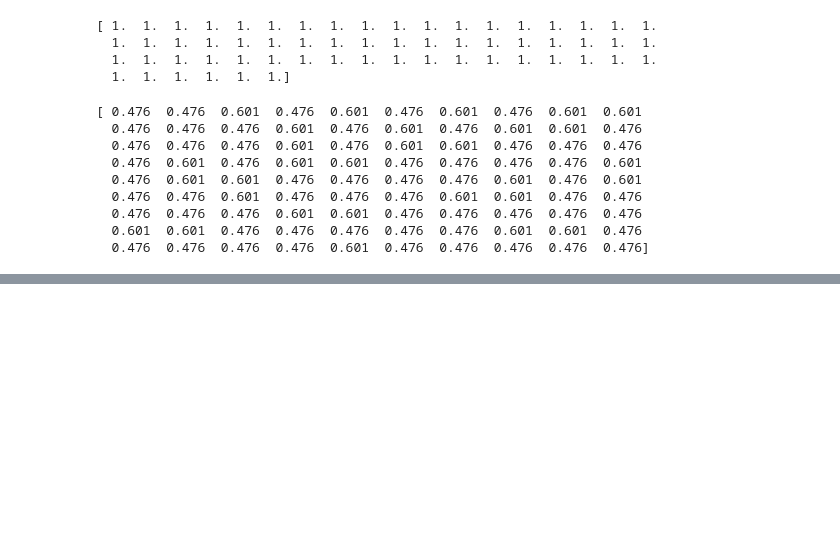
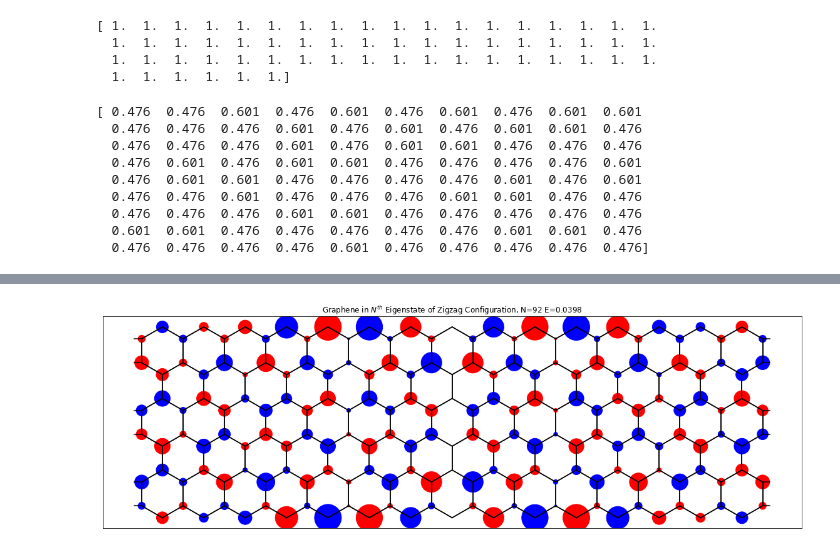
Before and after one commit to bzager/MO_Theory, a Jupyter notebook: MO_Theory.ipynb, the cells around one changed output, grey strips where cells are left out. Drawn from its saved outputs; the diff is of its cells as text; code cells hidden in the pictures; blank space fills up the shorter version.

```diff
--- a/MO_Theory.ipynb
+++ b/MO_Theory.ipynb
@@ -446,0 +431,56 @@ plt.show()
+# %%
+# Visualize graphene eigenstates
+
+level = 92 # select energy level
+coords = getCoords(rows,cols)
+weights = 8000*np.abs(evecsGraph[:,level-1])
+
+p = 'b' # color for positive values
+n = 'r' # color for negative values
+colors = getColors(evecsGraph[:,level-1],p,n)
+
+plt.figure(figsize=(20,10))
+
+if zig < arm: # zigzag configuration
+    config = "Zigzag"
+    plt.scatter(coords[:,0],coords[:,1],s=weights,c=colors)
+else: # armchair configuration
+    config = "Armchair"
+    plt.scatter(coords[:,1],coords[:,0],s=weights,c=colors)
+
+# plot bonds between atoms
+xline = np.zeros(2); yline = np.zeros(2);
+for i in range(Nc):
+    xline[0],yline[0] = coords[i,:]
+    for j in range(Nc):
+        if graph[i,j]: # if atoms are bonded
+            if zig<arm: # if zigzag configuration
+                if dist(i,j,coords) <= 1.1:  # adjacent bond
+                    xline[1],yline[1] = coords[j,:]
+                else: # "wrap around" bond
+                    yline[1] = yline[0]
+                    if xline[0] == 0:
+                        xline[1] = xline[0]-0.3
+                    else:
+                        xline[1] = xline[0]+0.3
+
+                plt.plot(xline,yline,'k')
+
+
+            else: # armchair configuration
+                if dist(i,j,coords) <= 1.1: # adjacent bond
+                    xline[1],yline[1] = coords[j,:]
+                else: # "wrap around" bond
+                    xline[1] = xline[0]
+
+                plt.plot(yline,xline,'k')
+
+
+plt.axes().set_aspect('equal')
+plt.gca().get_xaxis().set_visible(False)
+plt.gca().get_yaxis().set_visible(False)
+plt.title(r"Graphene in $N^{th}$ Eigenstate of "+config+" Configuration, N="+str(level)+" E="+str(evalsGraph[level-1]))
+plt.savefig("figures/"+name+"N="+str(level)+".png")
+plt.show()
+# %% [output]
+[figure, added]
```
Also changed, not shown: parts of 3 cells of this notebook, 13 other files.
